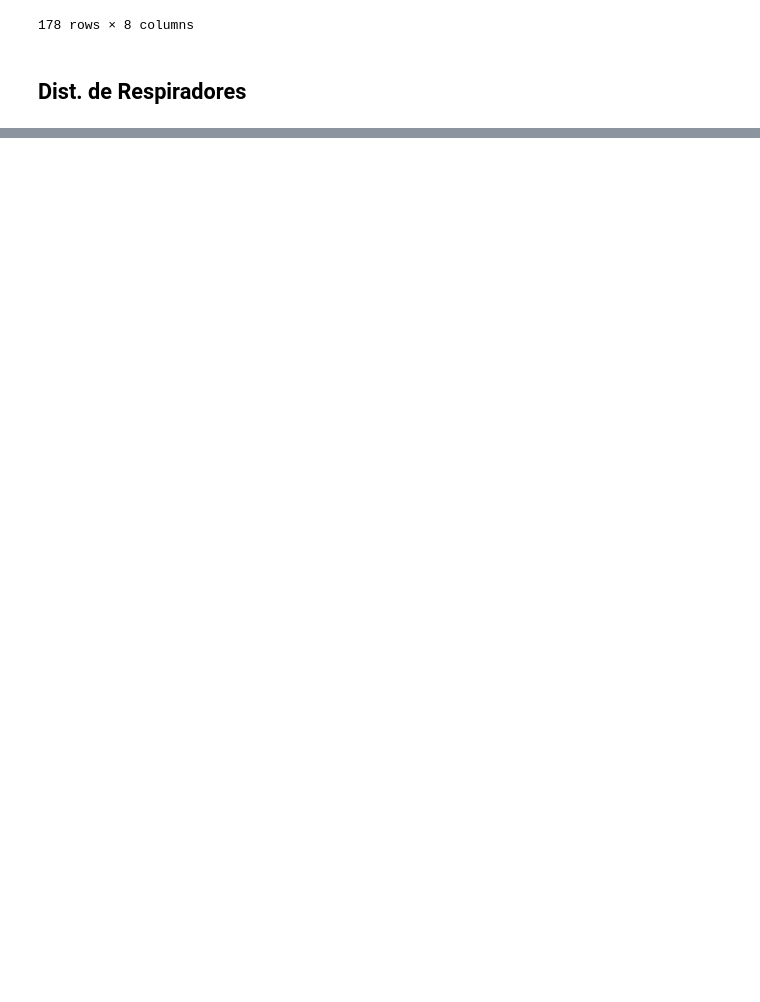
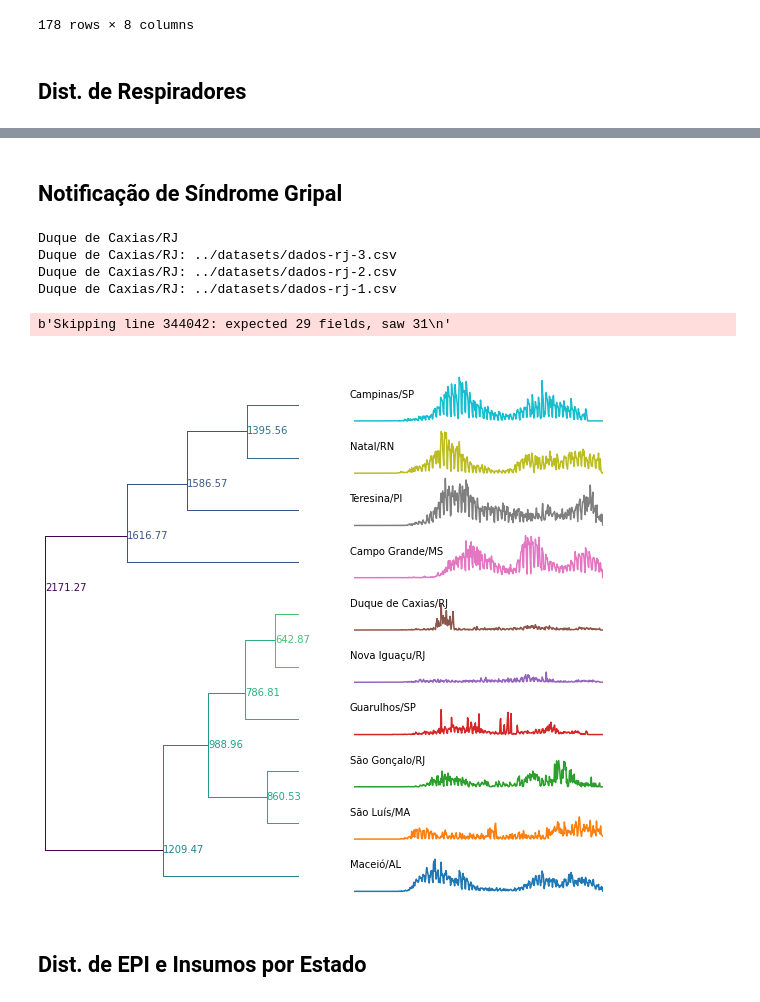
Before and after one commit to felipemfp/kdd-covid19-brazil, a Jupyter notebook: notebooks/Data Processing.ipynb, the cells around one changed output, grey strips where cells are left out. Drawn from its saved outputs; the diff is of its cells as text; code cells hidden in the pictures; blank space fills up the shorter version.

```diff
--- a/notebooks/Data Processing.ipynb
+++ b/notebooks/Data Processing.ipynb
@@ -479,8 +481,10 @@ get_ocupacao_dataset('Natal')
 def get_notificacao_dataset(cidade: str, uf: str) -> pd.DataFrame:
     files = glob.glob(f'../datasets/dados-{uf.lower()}*.csv')
     li = []
+    print(f'{cidade}/{uf}')
     for filename in files:
-        df = pd.read_csv(filename, encoding = "ISO-8859-1", delimiter=';')
+        print(f'{cidade}/{uf}: {filename}')
+        df = pd.read_csv(filename, encoding = "ISO-8859-1", delimiter=';', error_bad_lines=False)
         df = df[df['municipioNotificacao'] == cidade].copy()
         li.append(df)
     df = pd.concat(li, ignore_index=True)
@@ -631,0 +737,14 @@ get_respirador_dataset('Natal', 'RN')
+# %% [markdown]
+## Notificação de Síndrome Gripal
+# %%
+timeseries = get_timeseries(get_notificacao_dataset, ['cidade', 'uf'], 'date', 'value', apply=lambda df: df[df['resultadoTeste'] == 'Positivo'].copy())
+notificacao_model, notificacao_cluster_idx = get_clustering_model(timeseries)
+# %% [output]
+Duque de Caxias/RJ
+Duque de Caxias/RJ: ../datasets/dados-rj-3.csv
+Duque de Caxias/RJ: ../datasets/dados-rj-2.csv
+Duque de Caxias/RJ: ../datasets/dados-rj-1.csv
+b'Skipping line 344042: expected 29 fields, saw 31\n'
+[figure, added]
+# %% [markdown]
+## Dist. de EPI e Insumos por Estado
```
Also changed, not shown: parts of 14 cells of this notebook, 2 other files.
